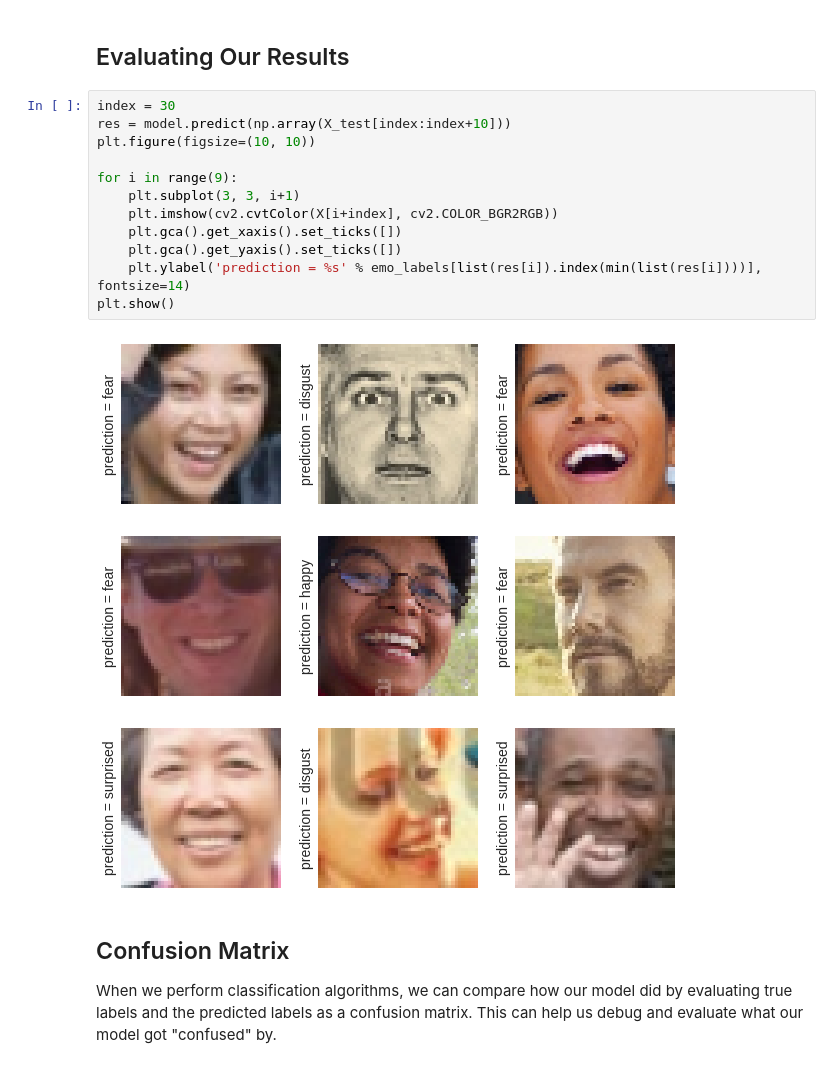
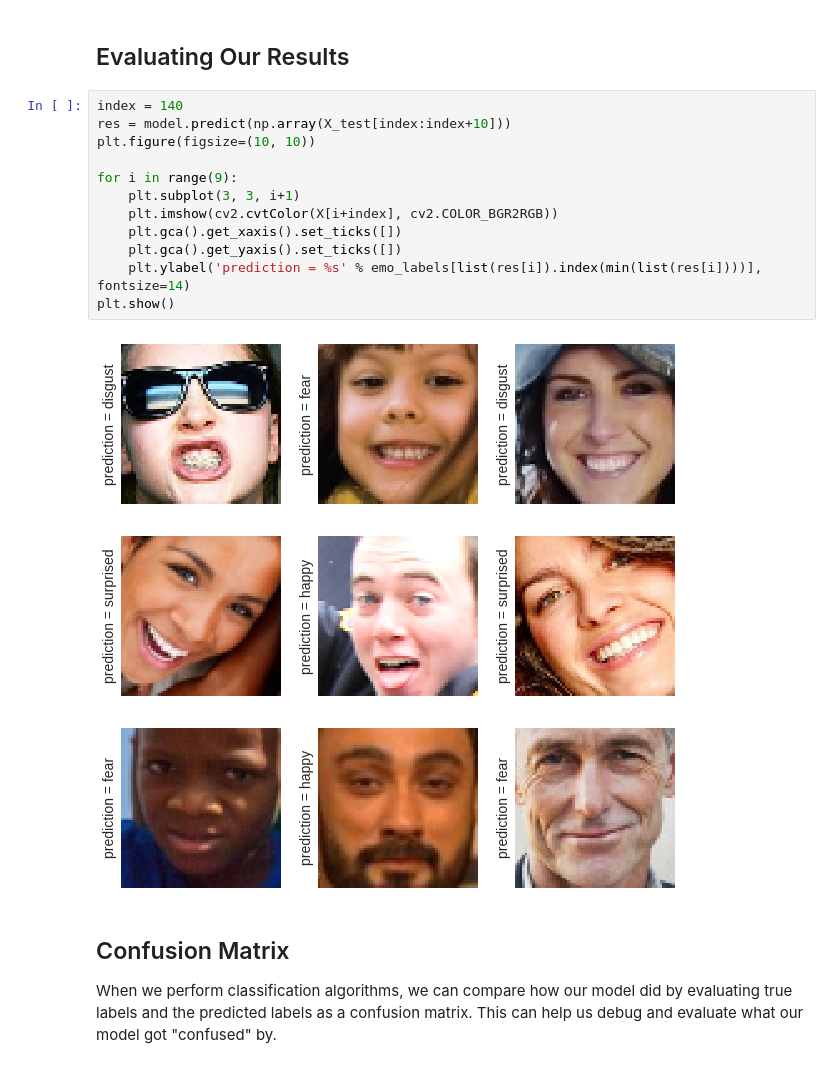
Before and after one commit to yutarochan/HackPSU_DLWorkshop, a Jupyter notebook: Introduction to Deep Learning Using Keras.ipynb, the cells around one changed output. Drawn from its saved outputs; the diff is of its cells as text.

```diff
--- a/Introduction to Deep Learning Using Keras.ipynb
+++ b/Introduction to Deep Learning Using Keras.ipynb
@@ -208,19 +208,19 @@ Epoch 10/15
 # %% [markdown]
 ## Evaluating Our Results
 # %%
-index = 30
+index = 140
 res = model.predict(np.array(X_test[index:index+10]))
 plt.figure(figsize=(10, 10))
 
 for i in range(9):
     plt.subplot(3, 3, i+1)
     plt.imshow(cv2.cvtColor(X[i+index], cv2.COLOR_BGR2RGB))
     plt.gca().get_xaxis().set_ticks([])
     plt.gca().get_yaxis().set_ticks([])
     plt.ylabel('prediction = %s' % emo_labels[list(res[i]).index(min(list(res[i])))], fontsize=14)
 plt.show()
 # %% [output]
-[figure, old version]
+[figure, new version]
 # %% [markdown]
 ## Confusion Matrix
 When we perform classification algorithms, we can compare how our model did by evaluating true labels and the predicted labels as a confusion matrix. This can help us debug and evaluate what our model got "confused" by.
```
Also changed, not shown: parts of 3 cells of this notebook.
